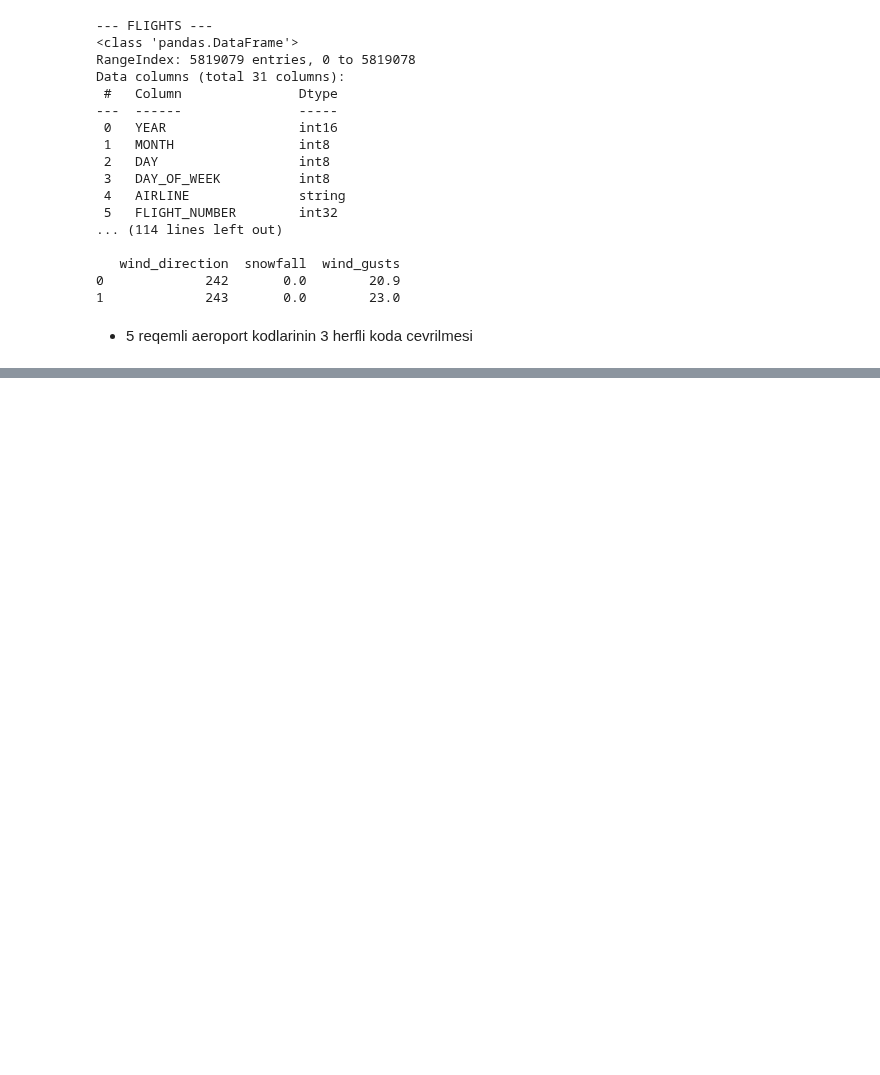
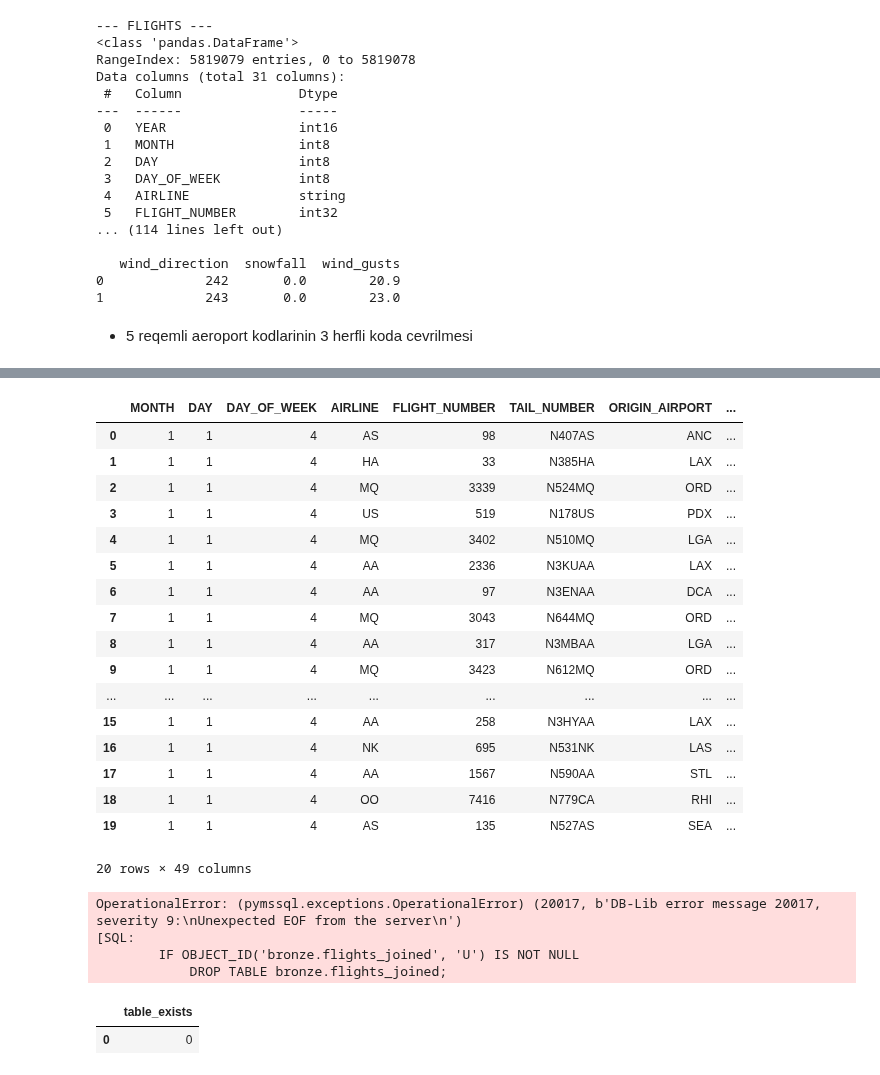
Before and after one commit to edaletsadigov/Flight-delay-analysis-E2E, a Jupyter notebook: notebooks/02_bronze_test.ipynb, the cells around one changed output, grey strips where cells are left out. Cells and saved outputs as stored; diff of their text form; code cells hidden in the pictures; blank space fills up the shorter version.

Commit message:
Add final flight joins and weather UTC integration

```diff
--- a/notebooks/02_bronze_test.ipynb
+++ b/notebooks/02_bronze_test.ipynb
@@ -78,0 +781,59 @@ NameError: name 'common' is not defined
+# %%
+final_preview = common.pd.read_sql("""
+SELECT TOP 20 *
+FROM bronze.v_flights_joined
+""", engine)
+
+final_preview
+# %% [output]
+|  | MONTH | DAY | DAY_OF_WEEK | AIRLINE | FLIGHT_NUMBER | TAIL_NUMBER | ORIGIN_AIRPORT | ... |
+| 0 | 1 | 1 | 4 | AS | 98 | N407AS | ANC | ... |
+| 1 | 1 | 1 | 4 | HA | 33 | N385HA | LAX | ... |
+| 2 | 1 | 1 | 4 | MQ | 3339 | N524MQ | ORD | ... |
+| 3 | 1 | 1 | 4 | US | 519 | N178US | PDX | ... |
+| 4 | 1 | 1 | 4 | MQ | 3402 | N510MQ | LGA | ... |
+| 5 | 1 | 1 | 4 | AA | 2336 | N3KUAA | LAX | ... |
+| 6 | 1 | 1 | 4 | AA | 97 | N3ENAA | DCA | ... |
+| 7 | 1 | 1 | 4 | MQ | 3043 | N644MQ | ORD | ... |
+| 8 | 1 | 1 | 4 | AA | 317 | N3MBAA | LGA | ... |
+| 9 | 1 | 1 | 4 | MQ | 3423 | N612MQ | ORD | ... |
+| ... | ... | ... | ... | ... | ... | ... | ... | ... |
+| 15 | 1 | 1 | 4 | AA | 258 | N3HYAA | LAX | ... |
+| 16 | 1 | 1 | 4 | NK | 695 | N531NK | LAS | ... |
+| 17 | 1 | 1 | 4 | AA | 1567 | N590AA | STL | ... |
+| 18 | 1 | 1 | 4 | OO | 7416 | N779CA | RHI | ... |
+| 19 | 1 | 1 | 4 | AS | 135 | N527AS | SEA | ... |
+20 rows × 49 columns
+# %%
+from sqlalchemy import text
+
+with engine.begin() as conn:
+    conn.execute(text("""
+        IF OBJECT_ID('bronze.flights_joined', 'U') IS NOT NULL
+            DROP TABLE bronze.flights_joined;
+
+        SELECT *
+        INTO bronze.flights_joined
+        FROM bronze.v_flights_joined;
+    """))
+
+print("Yekun JOIN cədvəli Bronze-a yazıldı")
+# %% [output]
+OperationalError: (pymssql.exceptions.OperationalError) (20017, b'DB-Lib error message 20017, severity 9:\nUnexpected EOF from the server\n')
+[SQL:
+        IF OBJECT_ID('bronze.flights_joined', 'U') IS NOT NULL
+            DROP TABLE bronze.flights_joined;
+# %%
+table_check = common.pd.read_sql("""
+SELECT
+    CASE
+        WHEN OBJECT_ID('bronze.flights_joined', 'U') IS NOT NULL
+        THEN 1
+        ELSE 0
+    END AS table_exists
+""", engine)
+
+table_check
+# %% [output]
+|  | table_exists |
+| 0 | 0 |
```
Also changed, not shown: parts of 37 cells of this notebook.
